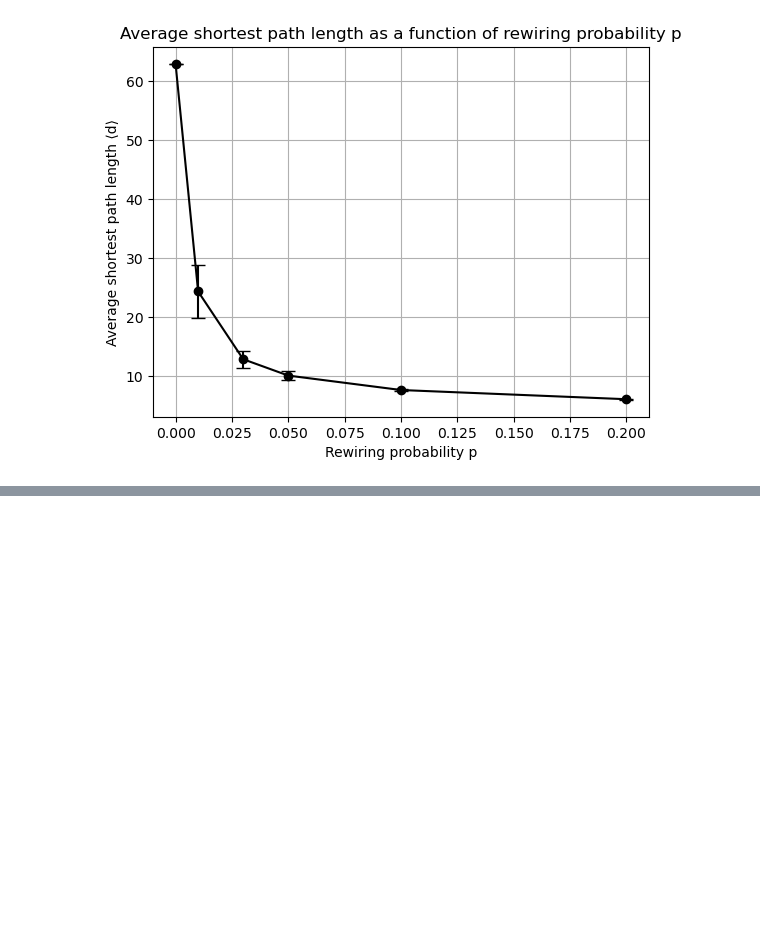
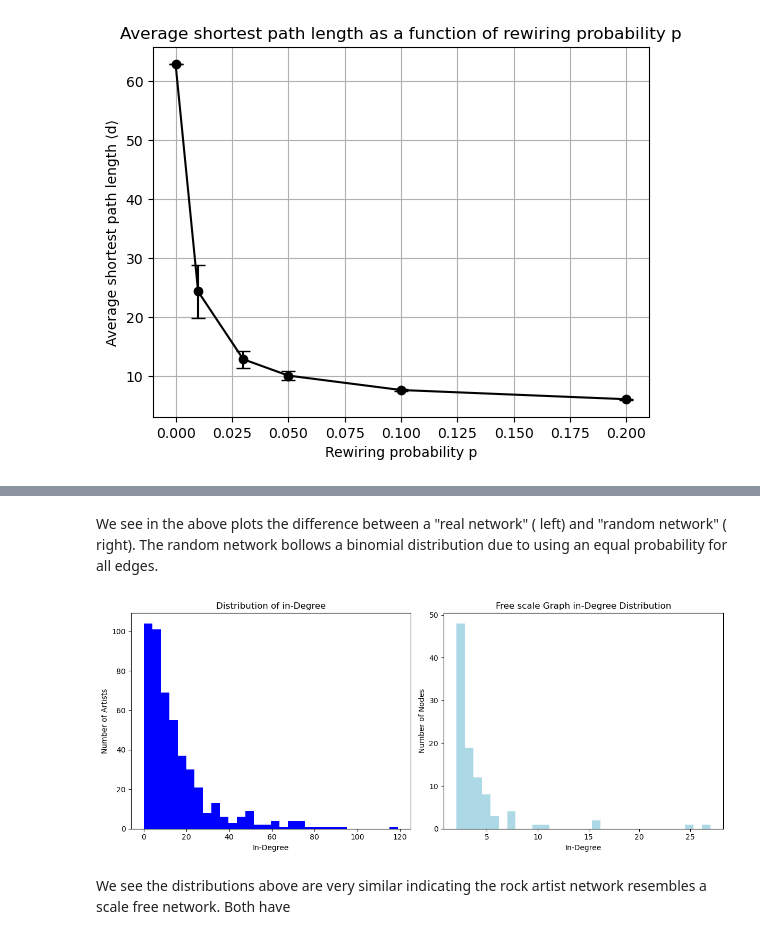
Before and after one commit to Emmsiiii/Assignment-1---02805-Social-Graphs-and-Interactions, a Jupyter notebook: Assignment 1-Social Graphs and Interactions-3.ipynb, the cells around one changed output, grey strips where cells are left out. Saved outputs shown, nothing was run; the diff lists cells and outputs as text; code cells hidden in the pictures; blank space fills up the shorter version.

```diff
--- a/Assignment 1-Social Graphs and Interactions-3.ipynb
+++ b/Assignment 1-Social Graphs and Interactions-3.ipynb
@@ -172,0 +261,28 @@ This illustrates the small-world effect; only a small amount of randomness is re
+# %% [markdown]
+We see in the above plots the difference between a "real network" ( left) and "random network" ( right). The random network bollows a binomial distribution due to using an equal probability for all edges.
+# %%
+# Comparing out degree distribution to a random graph
+import matplotlib.pyplot as plt
+import numpy as np
+plt.figure(figsize=(12, 5))
+# Plot out-degree distribution
+plt.subplot(1, 2, 1)
+plt.hist(in_degrees, bins=30, color='blue')
+plt.xlabel('In-Degree')
+plt.ylabel('Number of Artists')
+plt.title('Distribution of in-Degree')
+plt.tight_layout()
+
+# Plot the random graph out degree distribution
+ba_in_degrees = [G_ba_directed.in_degree(n) for n in G_ba_directed.nodes()]
+plt.subplot(1, 2, 2)
+plt.hist(ba_in_degrees, bins=30, color='lightblue')
+plt.xlabel('In-Degree')
+plt.ylabel('Number of Nodes')
+plt.title('Free scale Graph in-Degree Distribution')
+plt.tight_layout()
+plt.show()
+# %% [output]
+[figure, added]
+# %% [markdown]
+We see the distributions above are very similar indicating the rock artist network resembles a scale free network. Both have
```
Also changed, not shown: parts of 13 cells of this notebook, 1 other file.
